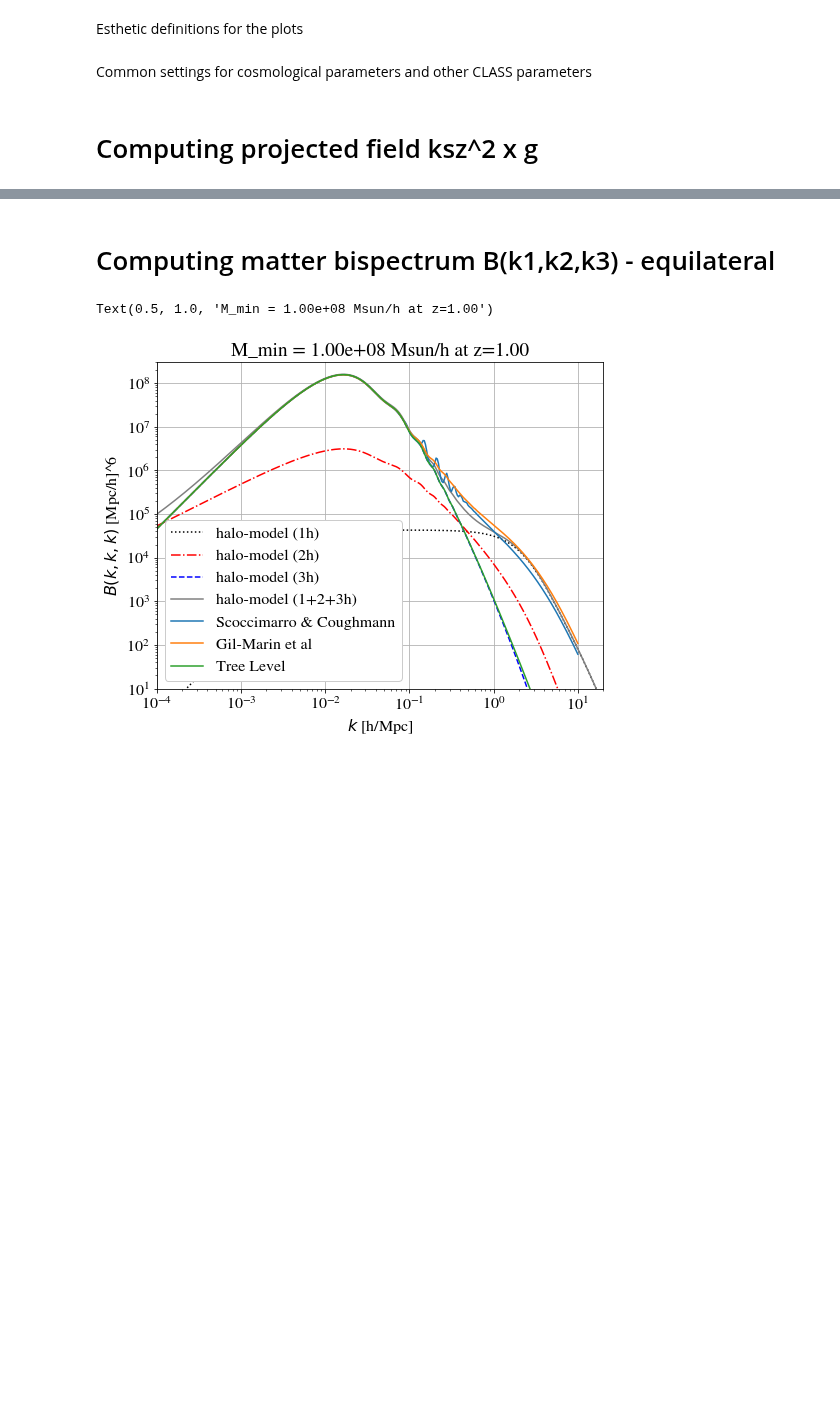
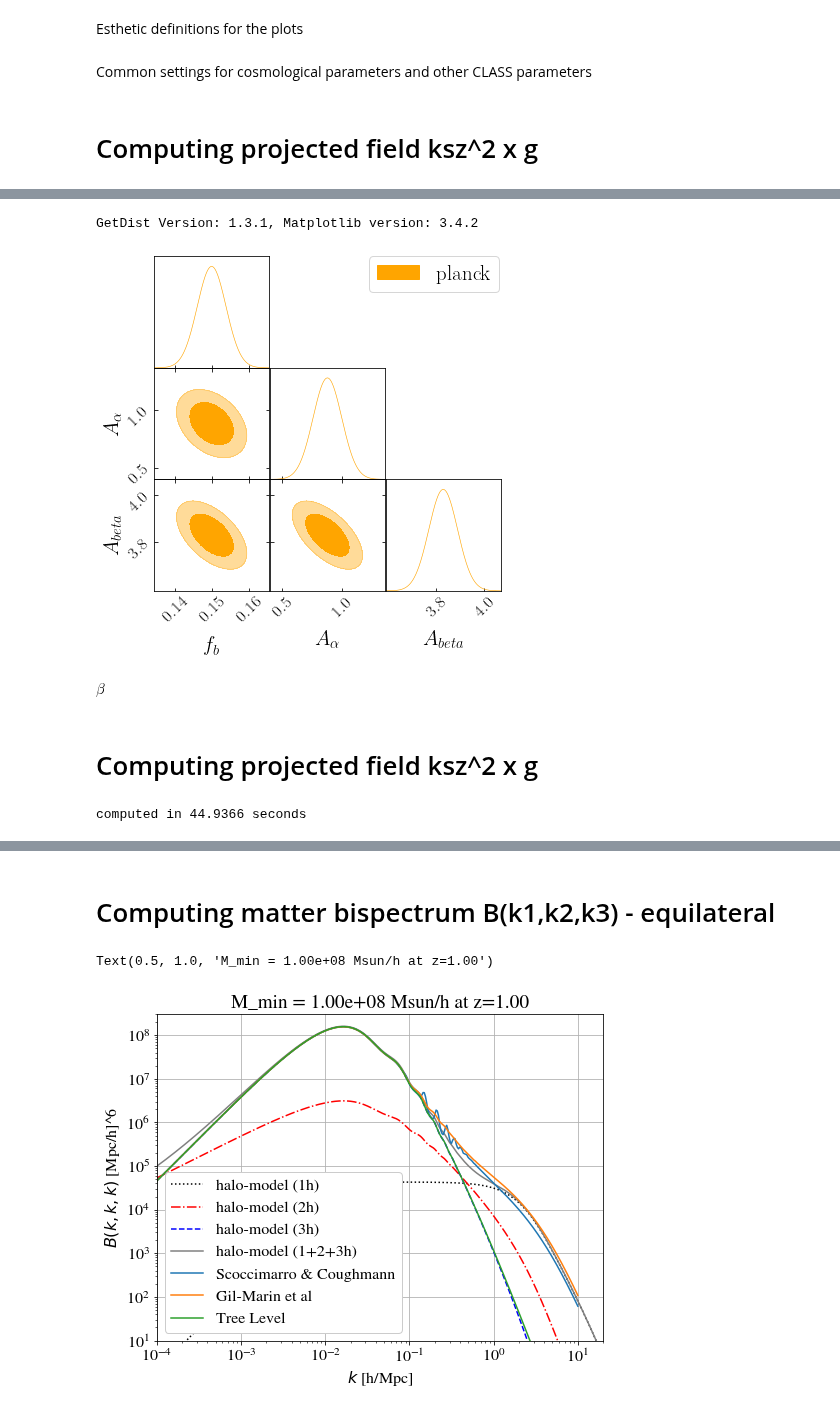
Before and after one commit to CLASS-SZ/class_sz, a Jupyter notebook: notebooks/class_sz_kSZ2X.ipynb, the cells around one changed output, grey strips where cells are left out. Cells and saved outputs as stored; diff of their text form; code cells hidden in the pictures; blank space fills up the shorter version.

```diff
--- a/notebooks/class_sz_kSZ2X.ipynb
+++ b/notebooks/class_sz_kSZ2X.ipynb
@@ -218 +230,11 @@ ksz_params = {
 }
+# %%
+dcl_kSZ_kSZ_g_tot = []
+dl_kSZ_kSZ_g_tot_plus = []
+dl_kSZ_kSZ_g_tot_minus = []
+
+delta_p_over_p = 1e-2
+param_list = ['f_b_gas','A_alpha','A_beta']
+param_fiducial_values = [0.15,0.88,3.83]
+
+fac = 1.
@@ -219,10 +334,73 @@ ksz_params = {
+# %%
+# plot ellipses
+inverse_fisher_F_planck = np.load('planck_unwise_ttg_221121.npy')
+# inverse_fisher_F_advact = np.load('advact_ttg_211121.npy')
+
+import getdist
+from getdist import plots
+
+# The plotting scripts also let you plot Gaussian (or Gaussian mixture) contours
+from getdist.gaussian_mixtures import GaussianND
+from getdist.gaussian_mixtures import Mixture2D
+print('GetDist Version: %s, Matplotlib version: %s'%(getdist.__version__, plt.matplotlib.__version__))
+
+## Load Fisher matrix and invert it to get Covariance array
+# Load Fisher matrix
+# File1 = np.loadtxt('File1.dat')
+# Invert to get Covariance matrix
+# COV_File1 = np.linalg.inv(File1)[0:7,0:7]
+
+# Mean of each cosmo parameters : respect order of generated "Big" Fisher matrix
+mean = param_fiducial_values
+
+# Names and labels
+names = param_list
+labels = [r'f_b', r'A_{\alpha}', 'A_{beta}']
+
+# Current method
+matrix1 = GaussianND(mean, inverse_fisher_F_planck, labels = labels, names = names)
+# matrix2 = GaussianND(mean, inverse_fisher_F_advact, labels = labels, names = names)
+
+# Plot triplot
+plt.rcParams['text.usetex'] = True
+plt.rc_context({'axes.autolimit_mode': 'round_numbers'})
+g = plots.get_subplot_plotter()
+g.settings.figure_legend_frame = True
+g.settings.legend_fontsize = 24
+g.settings.axes_labelsize = 24
+g.settings.axes_fontsize = 20
+g.settings.axis_tick_x_rotation = 45
+g.settings.axis_tick_y_rotation = 45
+g.settings.alpha_filled_add = 0.9
+g.settings.title_limit_fontsize = 1
+
+g.triangle_plot([matrix1],
+                names,
+            filled = True,
+            legend_labels = ['planck','advact'],
+            contour_colors = ['orange','green'])
+
+# Save triplot
+#g.export('output_example.png')
+# %% [output]
+GetDist Version: 1.3.1, Matplotlib version: 3.4.2
+[figure, added]
+# %% [markdown]
+$\beta$
+# %% [markdown]
+# Computing projected field ksz^2 x g
 # %%
 M = Class()
 M.set(ksz_params)
+ti = time.perf_counter()
 M.compute()
+tf = time.perf_counter()
 cl_kSZ_kSZ_g = M.cl_kSZ_kSZ_g()
+print(f"computed in {tf - ti:0.4f} seconds")
 M.struct_cleanup()
 M.empty()
+# %% [output]
+computed in 44.9366 seconds
 # %%
 
 fac = (2.726e6)**2*np.asarray(cl_kSZ_kSZ_g['ell'])*(np.asarray(cl_kSZ_kSZ_g['ell'])+1.)/2./np.pi
```
Also changed, not shown: parts of 11 cells of this notebook, 7 other files.
